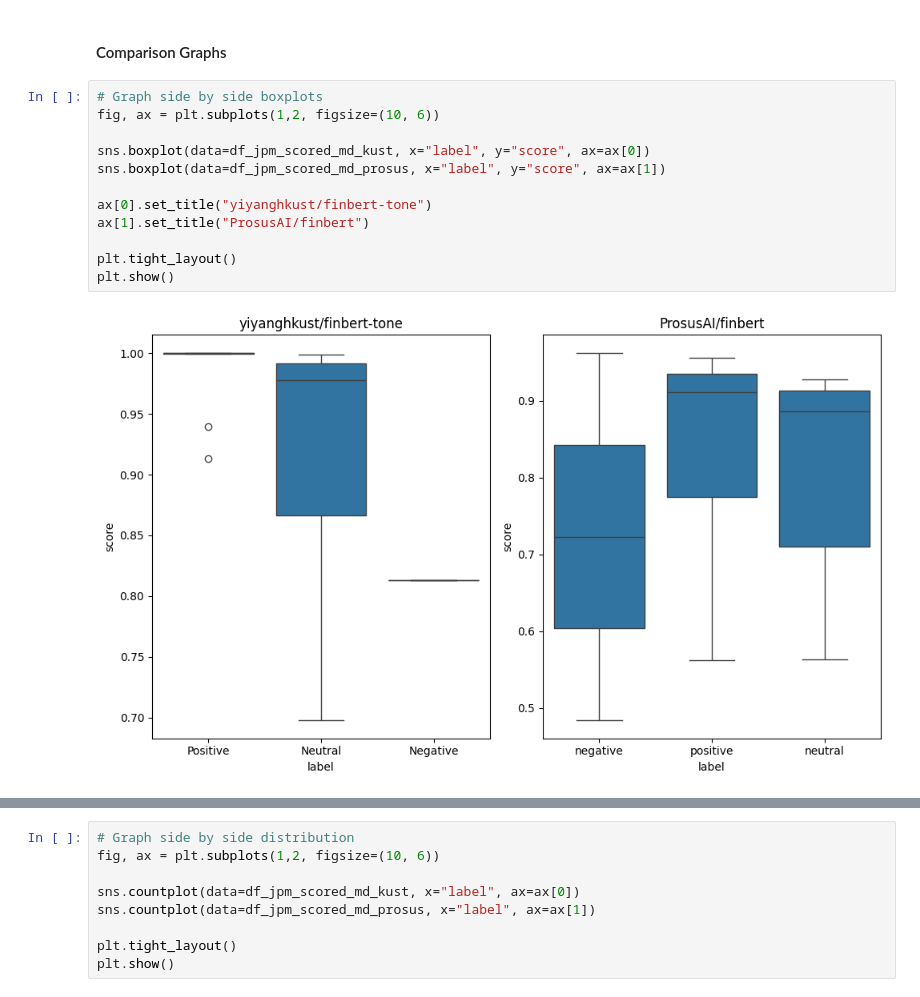
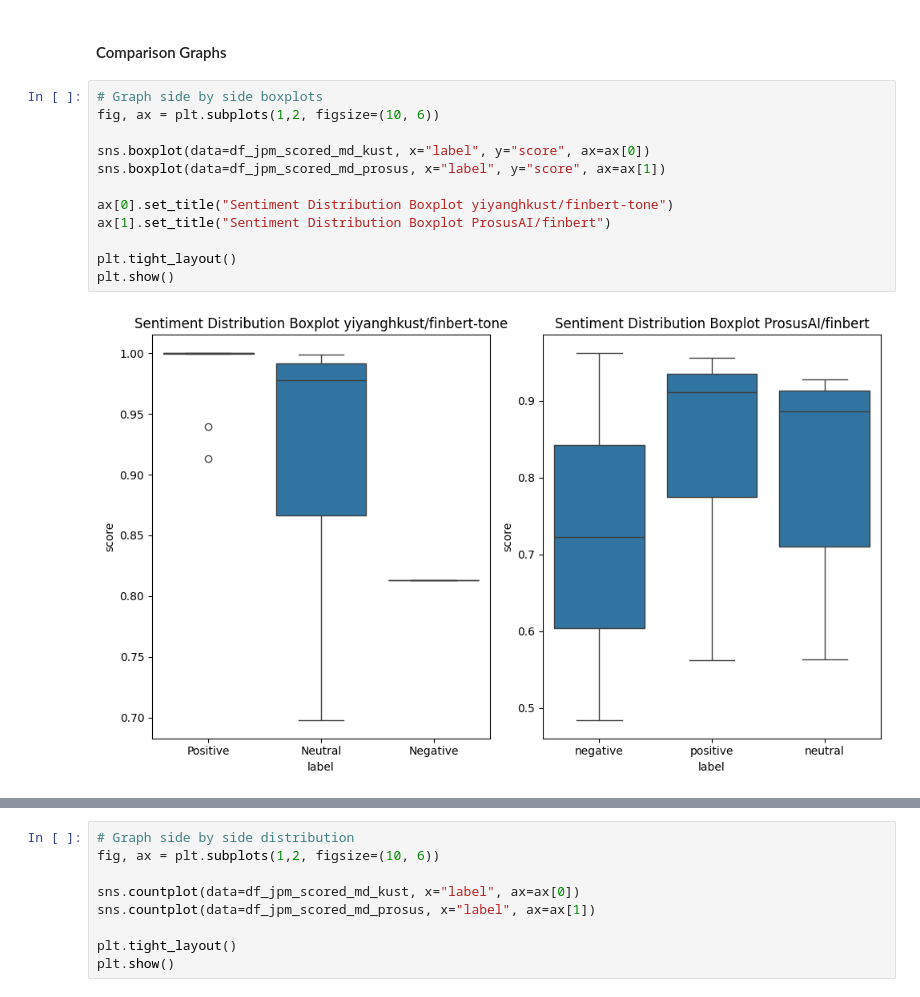
Before and after one commit to EErlando/Quarterly-Bytes, a Jupyter notebook: notebooks/2_exploratory_data_analysis/JKW_Sentiment_Analysis.ipynb, the cells around one changed output, grey strips where cells are left out. Saved outputs shown, nothing was run; the diff lists cells and outputs as text.

```diff
--- a/notebooks/2_exploratory_data_analysis/JKW_Sentiment_Analysis.ipynb
+++ b/notebooks/2_exploratory_data_analysis/JKW_Sentiment_Analysis.ipynb
@@ -865,14 +865,14 @@ Device set to use cpu
 # %%
 # Graph side by side boxplots
 fig, ax = plt.subplots(1,2, figsize=(10, 6))
 
 sns.boxplot(data=df_jpm_scored_md_kust, x="label", y="score", ax=ax[0])
 sns.boxplot(data=df_jpm_scored_md_prosus, x="label", y="score", ax=ax[1])
 
-ax[0].set_title("yiyanghkust/finbert-tone")
-ax[1].set_title("ProsusAI/finbert")
+ax[0].set_title("Sentiment Distribution Boxplot yiyanghkust/finbert-tone")
+ax[1].set_title("Sentiment Distribution Boxplot ProsusAI/finbert")
 
 plt.tight_layout()
 plt.show()
 # %% [output]
-[figure, old version]
+[figure, new version]
```
Also changed, not shown: parts of 11 cells of this notebook.
